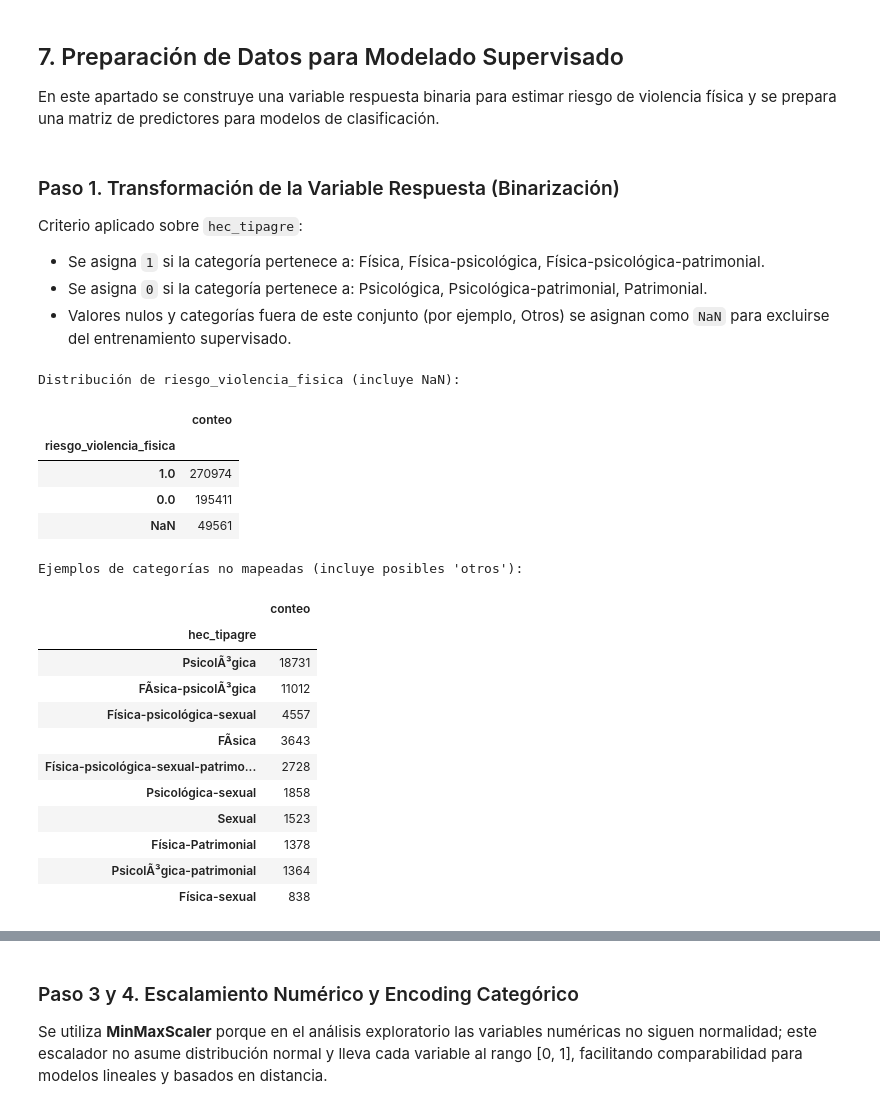
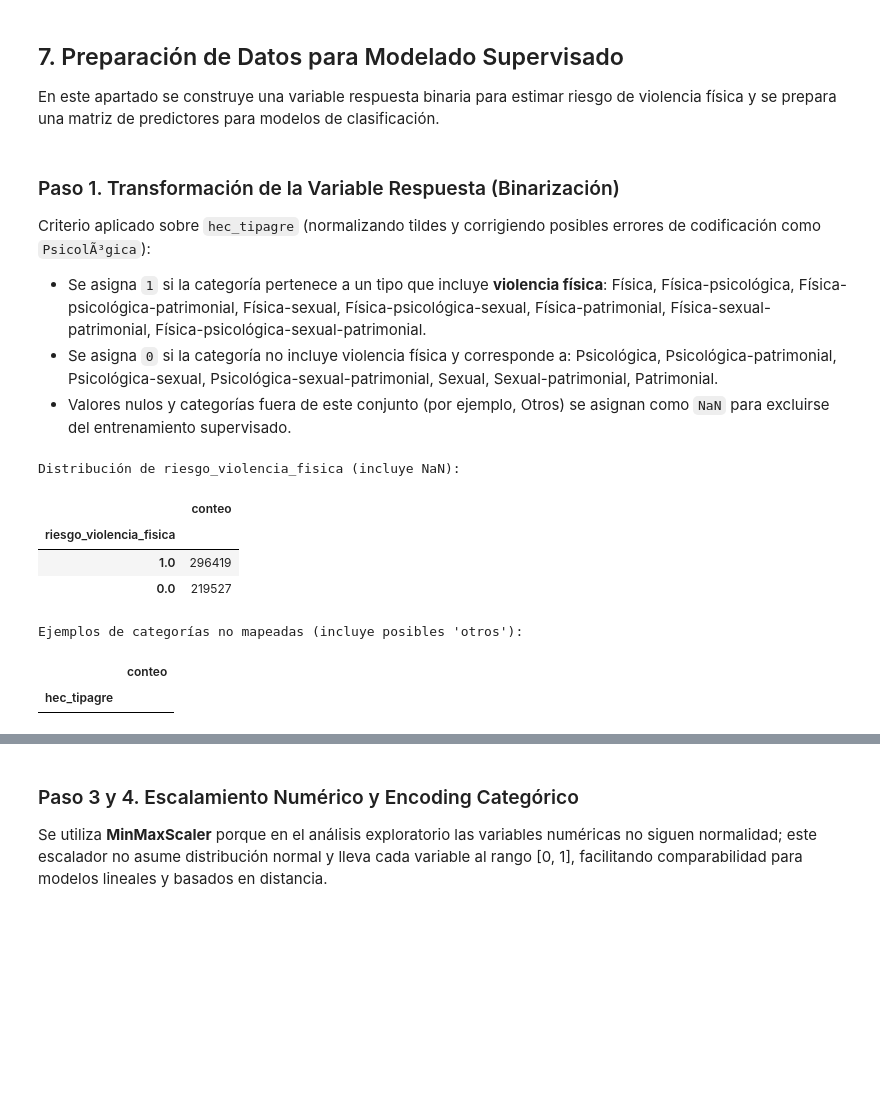
Before and after one commit to MEN-GUE/proyecto_01_mineria_datos, a Jupyter notebook: Cuaderno Jupyter para Analisis/Analisis_Violencia_INE.ipynb, the cells around one changed output, grey strips where cells are left out. Cells and saved outputs as stored; diff of their text form; code cells hidden in the pictures; blank space fills up the shorter version.

```diff
--- a/Cuaderno Jupyter para Analisis/Analisis_Violencia_INE.ipynb
+++ b/Cuaderno Jupyter para Analisis/Analisis_Violencia_INE.ipynb
@@ -55,7 +55,9 @@ pd.set_option("display.width", 160)
 # %%
 # 2) Definición de rutas de la base de datos
 candidate_paths = [
-    Path("Base_Violencia_INE_Unificada_LIMPIA.csv")
+    Path("Base_Violencia_INE_Unificada_LIMPIA.csv"),
+    Path("data/raw/Base_Violencia_INE_Unificada_LIMPIA.csv"),
+    Path("../data/raw/Base_Violencia_INE_Unificada_LIMPIA.csv"),
 ]
 
 DATA_PATH = None
@@ -283,17 +285,32 @@ En este apartado se construye una variable respuesta binaria para estimar riesgo
 # %% [markdown]
 ### Paso 1. Transformación de la Variable Respuesta (Binarización)
 
-Criterio aplicado sobre `hec_tipagre`:
-- Se asigna `1` si la categoría pertenece a: Física, Física-psicológica, Física-psicológica-patrimonial.
-- Se asigna `0` si la categoría pertenece a: Psicológica, Psicológica-patrimonial, Patrimonial.
+Criterio aplicado sobre `hec_tipagre` (normalizando tildes y corrigiendo posibles errores de codificación como `PsicolÃ³gica`):
+- Se asigna `1` si la categoría pertenece a un tipo que incluye **violencia física**:
+  Física, Física-psicológica, Física-psicológica-patrimonial, Física-sexual, Física-psicológica-sexual, Física-patrimonial, Física-sexual-patrimonial, Física-psicológica-sexual-patrimonial.
+- Se asigna `0` si la categoría no incluye violencia física y corresponde a:
+  Psicológica, Psicológica-patrimonial, Psicológica-sexual, Psicológica-sexual-patrimonial, Sexual, Sexual-patrimonial, Patrimonial.
 - Valores nulos y categorías fuera de este conjunto (por ejemplo, Otros) se asignan como `NaN` para excluirse del entrenamiento supervisado.
 # %%
 import unicodedata
+
+def reparar_mojibake(texto):
+    if pd.isna(texto):
+        return np.nan
+    s = str(texto)
+    # Corrige casos típicos como 'PsicolÃ³gica' -> 'Psicológica'.
+    if "Ã" in s or "Â" in s:
+        try:
+            return s.encode("latin1").decode("utf-8")
+        except (UnicodeEncodeError, UnicodeDecodeError):
+            return s
+    return s
 
 def normalizar_texto_categoria(x):
     if pd.isna(x):
         return np.nan
-    txt = str(x).strip().lower()
+    txt = reparar_mojibake(x)
+    txt = str(txt).strip().lower()
     txt = "".join(ch for ch in unicodedata.normalize("NFKD", txt) if not unicodedata.combining(ch))
     txt = re.sub(r"\s+", " ", txt)
     return txt
@@ -302,54 +319,52 @@ categorias_riesgo_alto = {
     "fisica",
     "fisica-psicologica",
     "fisica-psicologica-patrimonial",
+    "fisica-sexual",
+    "fisica-psicologica-sexual",
+    "fisica-patrimonial",
+    "fisica-sexual-patrimonial",
+    "fisica-psicologica-sexual-patrimonial",
 }
 
 categorias_riesgo_bajo = {
     "psicologica",
     "psicologica-patrimonial",
+    "psicologica-sexual",
+    "psicologica-sexual-patrimonial",
+    "sexual",
+    "sexual-patrimonial",
     "patrimonial",
 }
 
 hec_norm = df["hec_tipagre"].apply(normalizar_texto_categoria)
 
 # Valores fuera del esquema (incluye 'otros') y nulos quedan como NaN.
 df["riesgo_violencia_fisica"] = np.select(
     [hec_norm.isin(categorias_riesgo_alto), hec_norm.isin(categorias_riesgo_bajo)],
     [1, 0],
     default=np.nan
 )
 
 print("Distribución de riesgo_violencia_fisica (incluye NaN):")
 display(df["riesgo_violencia_fisica"].value_counts(dropna=False).rename("conteo").to_frame())
 
 print("Ejemplos de categorías no mapeadas (incluye posibles 'otros'):")
 display(
     df.loc[df["riesgo_violencia_fisica"].isna(), "hec_tipagre"]
       .value_counts(dropna=False)
-      .head(10)
+      .head(15)
       .rename("conteo")
       .to_frame()
 )
 # %% [output]
 Distribución de riesgo_violencia_fisica (incluye NaN):
 |  | conteo |
 | riesgo_violencia_fisica |  |
-| 1.0 | 270974 |
-| 0.0 | 195411 |
-| NaN | 49561 |
+| 1.0 | 296419 |
+| 0.0 | 219527 |
 Ejemplos de categorías no mapeadas (incluye posibles 'otros'):
 |  | conteo |
 | hec_tipagre |  |
-| PsicolÃ³gica | 18731 |
-| FÃ­sica-psicolÃ³gica | 11012 |
-| Física-psicológica-sexual | 4557 |
-| FÃ­sica | 3643 |
-| Física-psicológica-sexual-patrimo... | 2728 |
-| Psicológica-sexual | 1858 |
-| Sexual | 1523 |
-| Física-Patrimonial | 1378 |
-| PsicolÃ³gica-patrimonial | 1364 |
-| Física-sexual | 838 |
 # %% [markdown]
 ### Paso 2. Selección de Variables Predictoras (Features)
 
```
Also changed, not shown: parts of 4 cells of this notebook.
